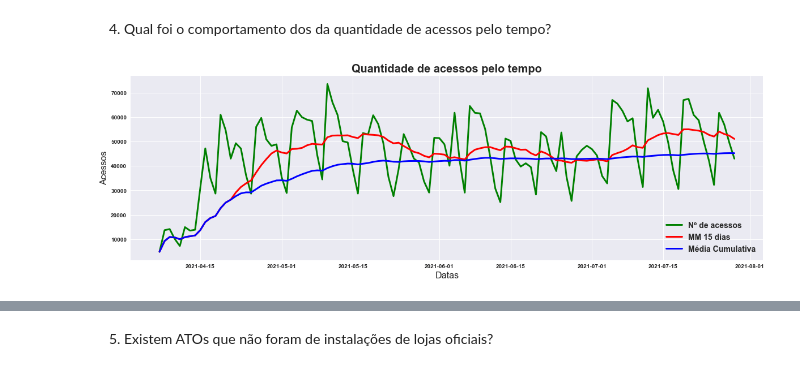
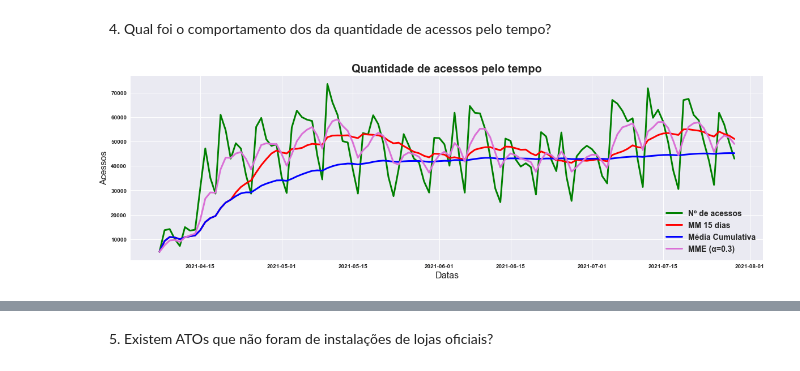
Before and after one commit to pedrosena138/projeto-if997, a Jupyter notebook: Projeto.ipynb, the cells around one changed output, grey strips where cells are left out. Cells and saved outputs as stored; diff of their text form; code cells hidden in the pictures.

```diff
--- a/Projeto.ipynb
+++ b/Projeto.ipynb
@@ -256,6 +259,6 @@ contas_df.describe()
 # %%
-logins_df['timestamp'] = logins_df['timestamp'].apply(converteData)
-logins_df['dates'] = logins_df['timestamp'].apply(lambda x: x.date())
+# logins_df['timestamp'] = logins_df['timestamp'].apply(converteData)
+# logins_df['dates'] = logins_df['timestamp'].apply(lambda x: x.date())
 
 data_acessos_df = logins_df.groupby('dates')['id'].size().reset_index(name='n_logins')
 ato = logins_df[logins_df['ato'] == 1].groupby('dates').size().reset_index(name='total_ato')
@@ -264,9 +267,11 @@ data_acessos_df.set_index('dates', inplace=True)
 
 data_acessos_df['login_SMA_15'] =  data_acessos_df.n_logins.rolling(15, min_periods=1).mean()
 data_acessos_df['login_CMA'] =  data_acessos_df.n_logins.expanding().mean()
+data_acessos_df['login_EMA_0.3'] =  data_acessos_df.n_logins.ewm(alpha=0.3, adjust=False).mean()
 
 data_acessos_df['ato_SMA_15'] =  data_acessos_df.total_ato.rolling(15, min_periods=1).mean()
 data_acessos_df['ato_CMA'] =  data_acessos_df.total_ato.expanding().mean()
+data_acessos_df['ato_EMA_0.3'] =  data_acessos_df.total_ato.ewm(alpha=0.3, adjust=False).mean()
 
 data_acessos_df
 # %% [output]
@@ -358,12 +363,12 @@ plt.show()
 # %% [markdown]
 4. Qual foi o comportamento dos da quantidade de acessos pelo tempo?
 # %%
-cores = ['green', 'red', 'blue']
-data_acessos_df[['n_logins', 'login_SMA_15', 'login_CMA']].plot(color=cores, linewidth=3, figsize=(20, 6))
-plt.legend(labels =['Nº de acessos', 'MM 15 dias', 'Média Cumulativa'], fontsize=14)
+cores = ['green', 'red', 'blue', 'orchid']
+data_acessos_df[['n_logins', 'login_SMA_15', 'login_CMA', 'login_EMA_0.3']].plot(color=cores, linewidth=3, figsize=(20, 6))
+plt.legend(labels =['Nº de acessos', 'MM 15 dias', 'Média Cumulativa', 'MME (α=0.3)'], fontsize=14)
 plt.title('Quantidade de acessos pelo tempo', fontsize=20)
 plt.xlabel('Datas', fontsize=16)
 plt.ylabel('Acessos', fontsize=16)
 plt.show()
 # %% [output]
-[figure, old version]
+[figure, new version]
```
Also changed, not shown: parts of 4 cells of this notebook.
